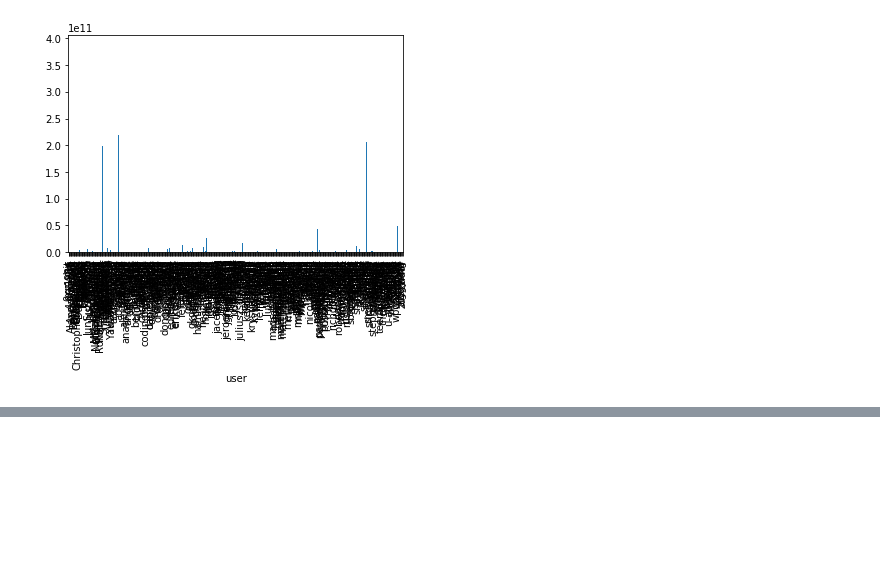
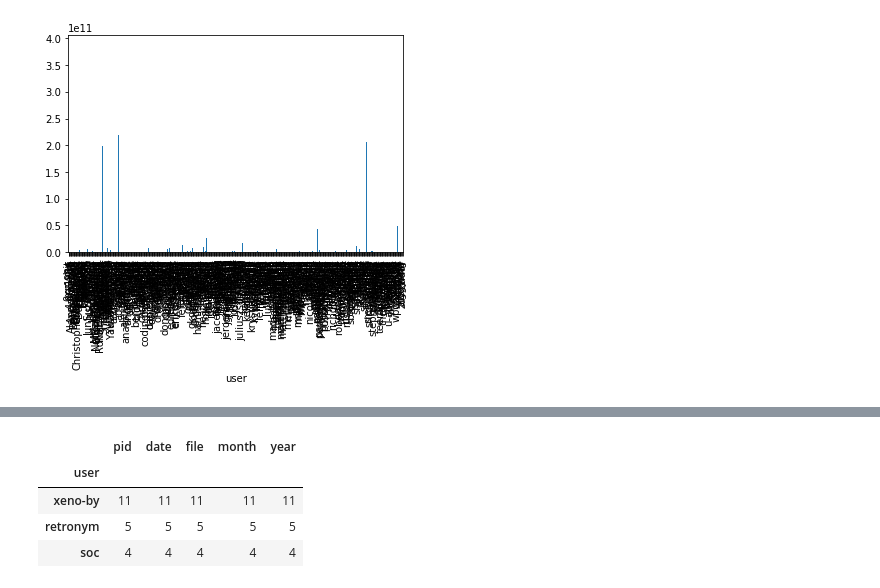
Before and after one commit to Sembofer/The_Github_history_of_the_Scala_language, a Jupyter notebook: the_Github_history_of_the_Scala_language.ipynb, the cells around one changed output, grey strips where cells are left out. Saved outputs shown, nothing was run; the diff lists cells and outputs as text; code cells hidden in the pictures; blank space fills up the shorter version.

```diff
--- a/the_Github_history_of_the_Scala_language.ipynb
+++ b/the_Github_history_of_the_Scala_language.ipynb
@@ -85,0 +127,18 @@ by_user.plot(kind='bar')
+# %%
+# This is the file we are interested in:
+file = 'src/compiler/scala/reflect/reify/phases/Calculate.scala'
+
+# Identify the commits that changed the file
+file_pr =  data[data['file']==file]
+
+# Count the number of changes made by each developer
+author_counts = file_pr.groupby('user').count()
+
+# Print the top 3 developers
+author_counts.nlargest(3,'file')
+# %% [output]
+|  | pid | date | file | month | year |
+| user |  |  |  |  |  |
+| xeno-by | 11 | 11 | 11 | 11 | 11 |
+| retronym | 5 | 5 | 5 | 5 | 5 |
+| soc | 4 | 4 | 4 | 4 | 4 |
```
Also changed, not shown: parts of 9 cells of this notebook.
